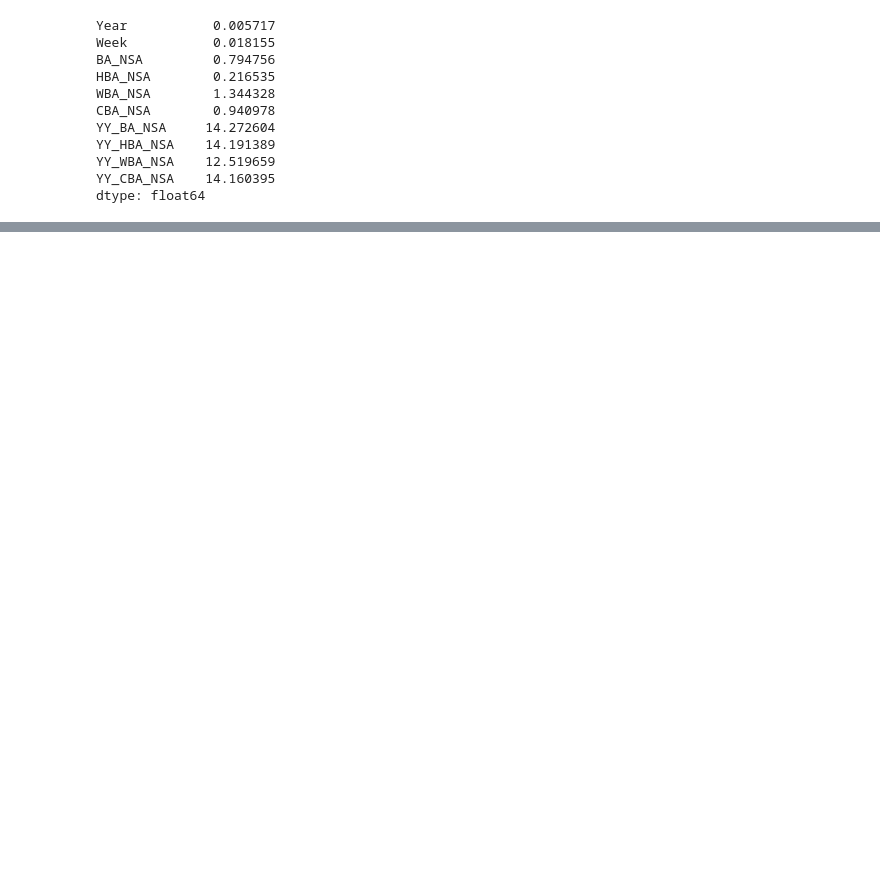
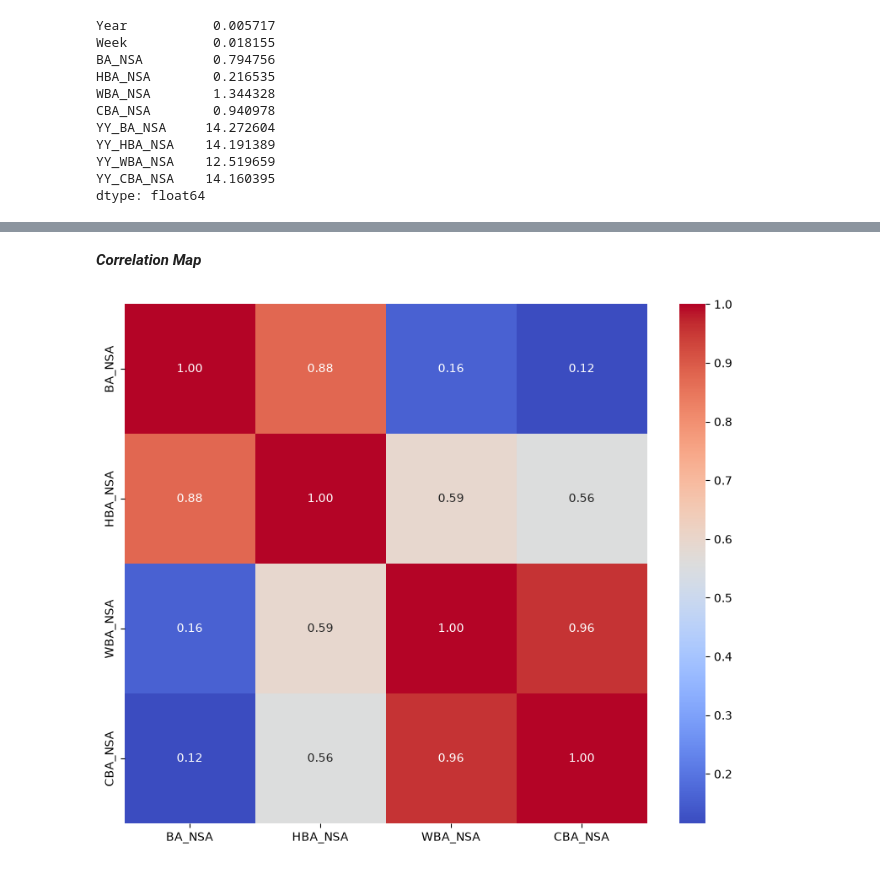
Before and after one commit to farzanehmasteri/EDA---US-Business-Formation-Statistics-Dataset, a Jupyter notebook: code.ipynb, the cells around one changed output, grey strips where cells are left out. Saved outputs shown, nothing was run; the diff lists cells and outputs as text; code cells hidden in the pictures; blank space fills up the shorter version.

```diff
--- a/code.ipynb
+++ b/code.ipynb
@@ -125,0 +263,18 @@ dtype: float64
+# %% [markdown]
+***Correlation Map***
+# %%
+cols = ["BA_NSA", "HBA_NSA", "WBA_NSA", "CBA_NSA"]
+corr = df[cols].corr()
+
+plt.figure(figsize=(10, 8))
+
+sns.heatmap(
+    corr,
+    annot=True,
+    cmap="coolwarm",
+    fmt=".2f"
+)
+
+plt.show()
+# %% [output]
+[figure, added]
```
Also changed, not shown: parts of 34 cells of this notebook.
